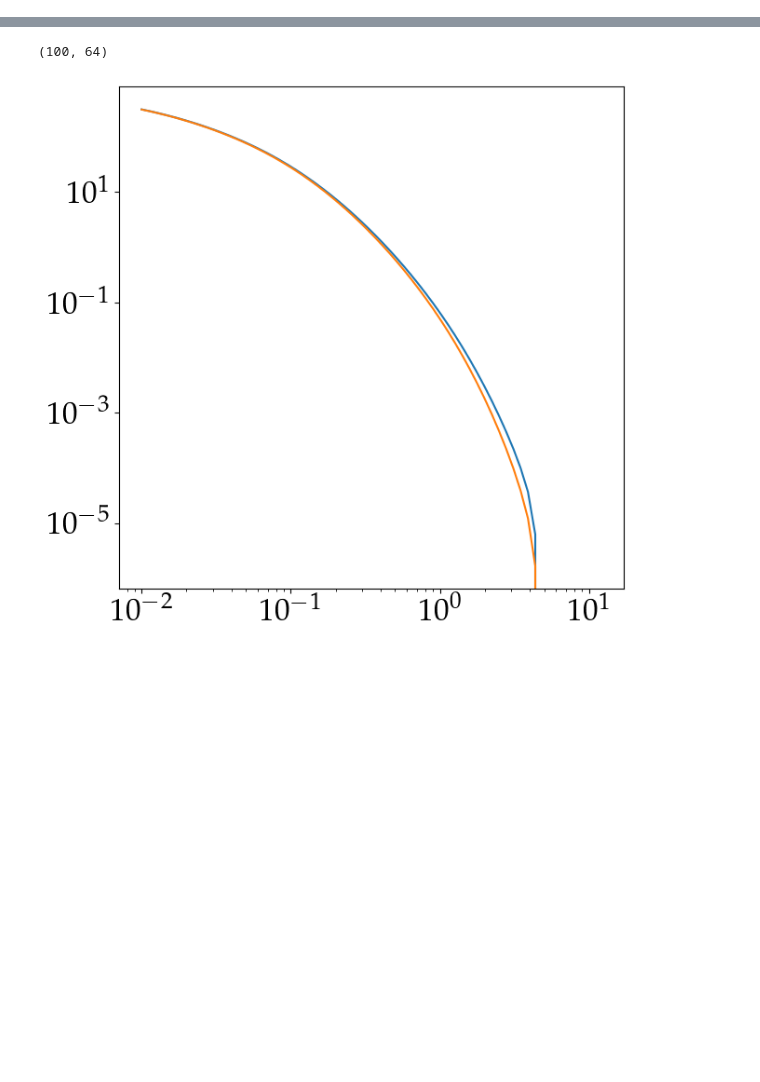
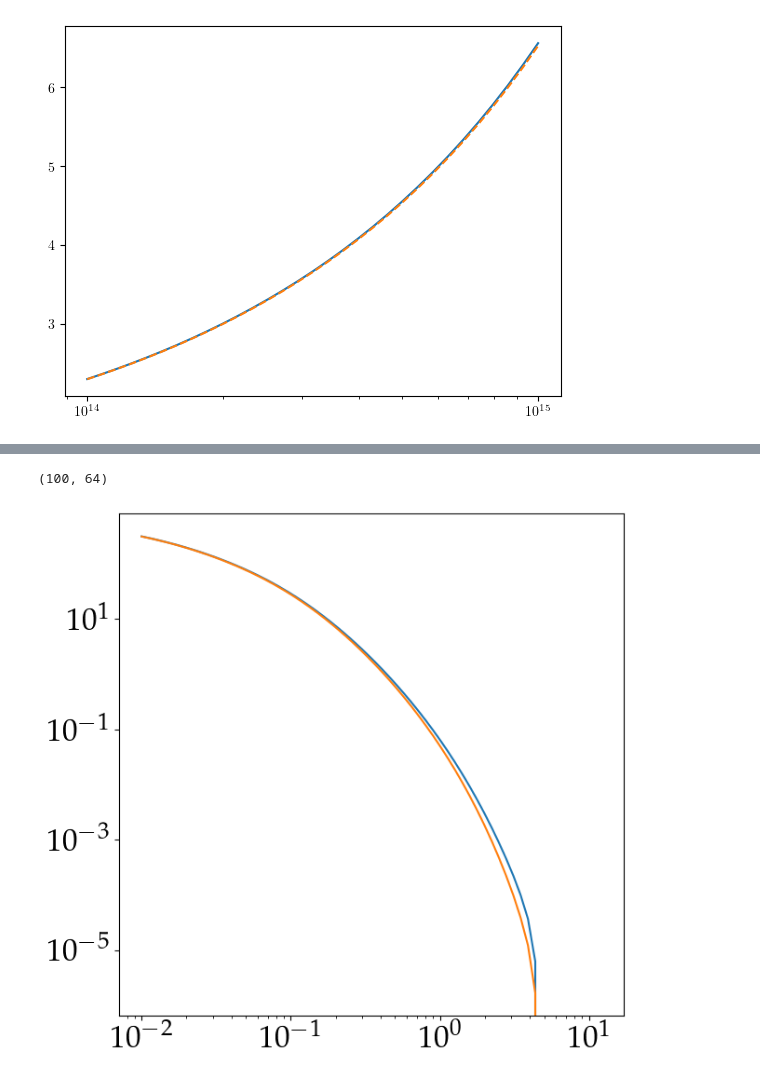
Before and after one commit to shivampcosmo/GODMAX, a Jupyter notebook: notebooks/call_BCMP_jit.ipynb, the cells around one changed output, grey strips where cells are left out. Drawn from its saved outputs; the diff is of its cells as text; code cells hidden in the pictures; blank space fills up the shorter version.

```diff
--- a/notebooks/call_BCMP_jit.ipynb
+++ b/notebooks/call_BCMP_jit.ipynb
@@ -130,3 +129,15 @@ dlgsig_dlnM = setup_power_BCMP_test.dlgsig_dlnM_mat[0,:]
+# %%
+from colossus.lss import bias
+bM = bias.haloBias(setup_power_BCMP_test.M_array, 0.0, mdef='200c', model='tinker10')
+# %%
+# dndm_jax.shape
+pl.figure()
+pl.plot(setup_power_BCMP_test.M_array, setup_power_BCMP_test.bias_Mz_mat[0,:])
+pl.plot(setup_power_BCMP_test.M_array, bM, ls='--')
+pl.xscale('log')
+# pl.yscale('log')
+# %% [output]
+[figure, added]
 # %%
 # from colossus.lss import mass_function
 # jz = 50
```
Also changed, not shown: parts of 9 cells of this notebook, 2 other files.
